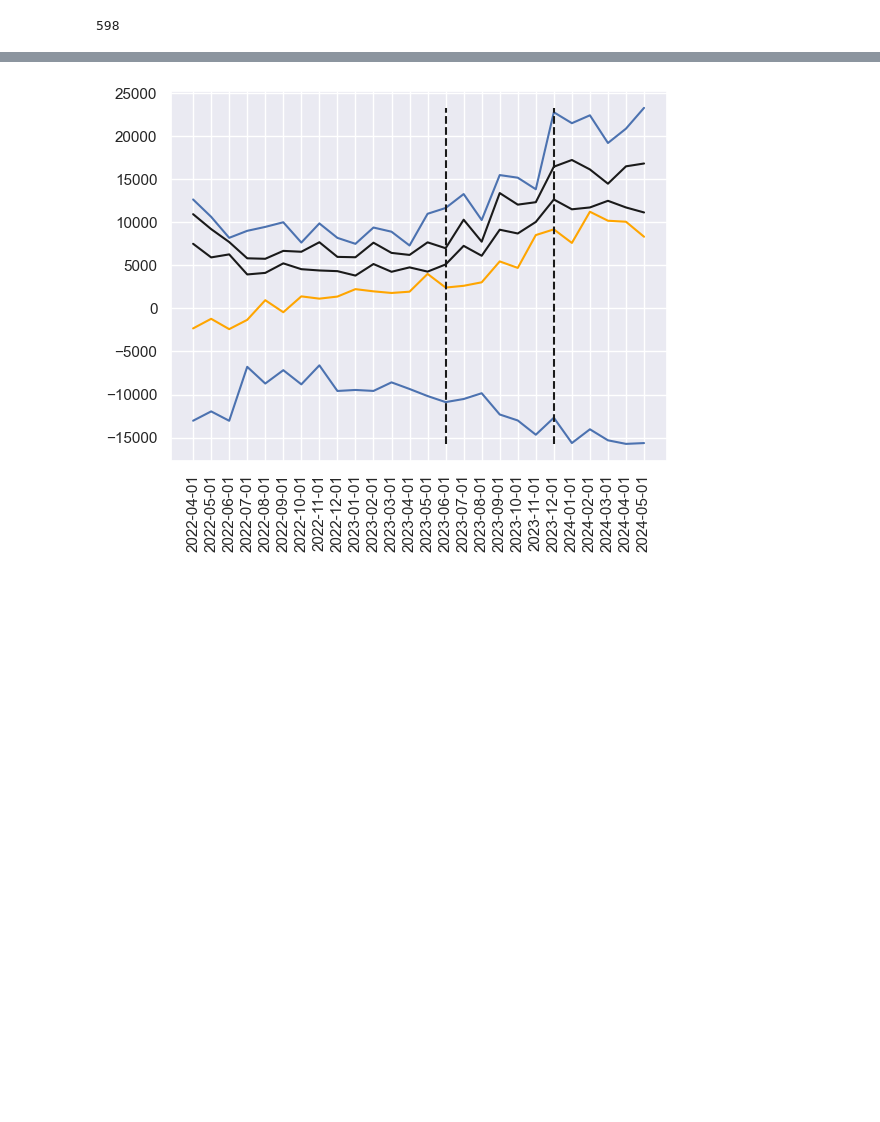
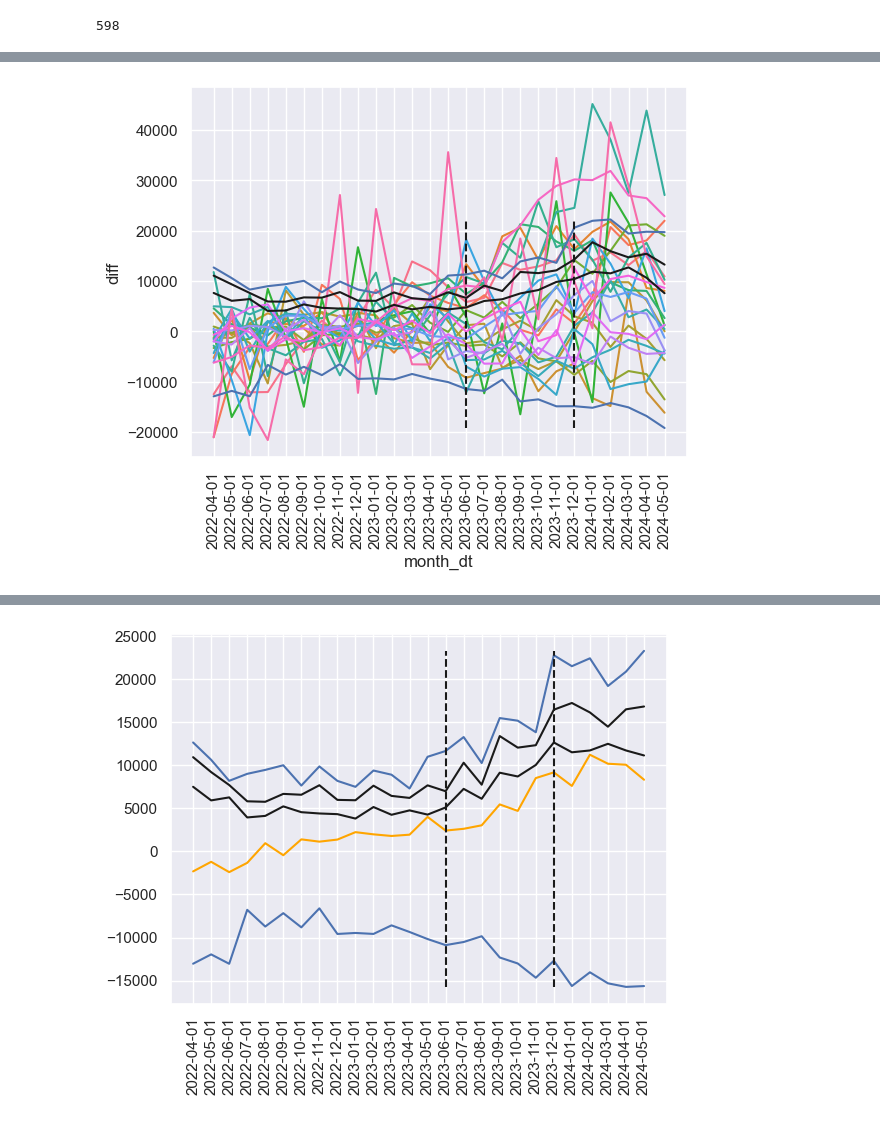
Before and after one commit to xan-d-or/mortgage_project_2024, a Jupyter notebook: placebo_null_hypothesis.ipynb, the cells around one changed output, grey strips where cells are left out. Saved outputs shown, nothing was run; the diff lists cells and outputs as text; code cells hidden in the pictures; blank space fills up the shorter version.

```diff
--- a/placebo_null_hypothesis.ipynb
+++ b/placebo_null_hypothesis.ipynb
@@ -43,14 +43,13 @@ df['dummy_space'].sum()
 # %%
 import numpy as np
 import pandas as pd
-from sklearn.linear_model import LinearRegression, Ridge, Lasso
+from sklearn.linear_model import LinearRegression, Ridge, Lasso, ElasticNet
 from sklearn.tree import DecisionTreeRegressor
 from sklearn.preprocessing import OneHotEncoder, StandardScaler
 from sklearn.metrics import r2_score
 from datetime import datetime
 
 def synth_ci(df
-    , lasso_alpha:float
     , id_name = 'city_id'
     , t_name = 'month_dt'
     , dummy_space_name = 'dummy_space'
@@ -110,19 +109,29 @@ def synth_ci(df
         scaler = StandardScaler()
         scaler.fit(train.drop(columns = ['tr_city', t_name, 'tr_city_id', 'placebo_flg']))
 
-        # def objective(trial):
-        #     lasso_alpha =
-        #     regr = Lasso()
-        #     return val_r2 - optuna_penalty*abs(val_r2-train_r2) if abs(val_r2-train_r2) >=optuna_thresh else val_r2
+        def objective(trial):
+            lasso_alpha = trial.suggest_float('alpha', 1e-3, 1e6, log = True)
+            l1_ratio = trial.suggest_float('l1_ratio', 1e-3, 1, log = True)
+            regr =ElasticNet(alpha=lasso_alpha, l1_ratio=l1_ratio)
+            regr.fit(scaler.transform(train.drop(columns = ['tr_city', t_name, 'tr_city_id', 'placebo_flg'])), train['tr_city'])
+            val_res = pd.DataFrame({'y_true':val['tr_city']
+                                   , 'y_pred': regr.predict(scaler.transform(val.drop(columns = ['tr_city', t_name, 'tr_city_id', 'placebo_flg'])))})
+            train_res = pd.DataFrame({'y_true':train['tr_city']
+                                   , 'y_pred': regr.predict(scaler.transform(train.drop(columns = ['tr_city', t_name, 'tr_city_id', 'placebo_flg'])))})
+            val_r2 = r2_score(y_pred=val_res['y_pred'], y_true=val_res['y_true'])
+            train_r2 = r2_score(y_pred=train_res['y_pred'], y_true=train_res['y_true'])
+            return val_r2 - optuna_penalty*abs(val_r2-train_r2) if abs(val_r2-train_r2) >=optuna_thresh else val_r2
 
+        study = optuna.create_study(direction='maximize')
+        study.optimize(objective, n_trials=100)
 
-        lr = Lasso(alpha=lasso_alpha)
+        lr = ElasticNet(**study.best_trial.params)
         lr.fit(scaler.transform(train.drop(columns = ['tr_city', t_name, 'tr_city_id', 'placebo_flg'])), train['tr_city'])
             #Записываем в результат разницу между истинным значением и предиктом
         res = pd.DataFrame({'y_true':tmp['tr_city'], 'y_predict': lr.predict(scaler.transform(tmp.drop(columns = ['tr_city', t_name, 'tr_city_id', 'placebo_flg'])))
                             , t_name:tmp[t_name], 'city_id':tmp['tr_city_id'], 'placebo_flg': tmp['placebo_flg']})
         res['diff'] = res['y_true'] - res['y_predict']
-        return res
+        return  res
 
     cities_list = list(set(list(df[id_name])))
     #Обучаем модель на всех городах
@@ -144,3 +153,6 @@ def synth_ci(df
     plt.vlines(x = ['2023-12-01', validation_start_dt], ymin = res2['lower2.5'].min(), ymax = res2['upper97.5'].max(), colors='k', linestyles='--')
 
     return res1
+# %%
+data = synth_ci(df, validation_start_dt='2023-06-01', optuna_penalty=1, optuna_thresh=0.01)
+# %% [output]
@@ -146,0 +176 @@ def synth_ci(df
+[figure, added]
```
Also changed, not shown: parts of 2 cells of this notebook.
